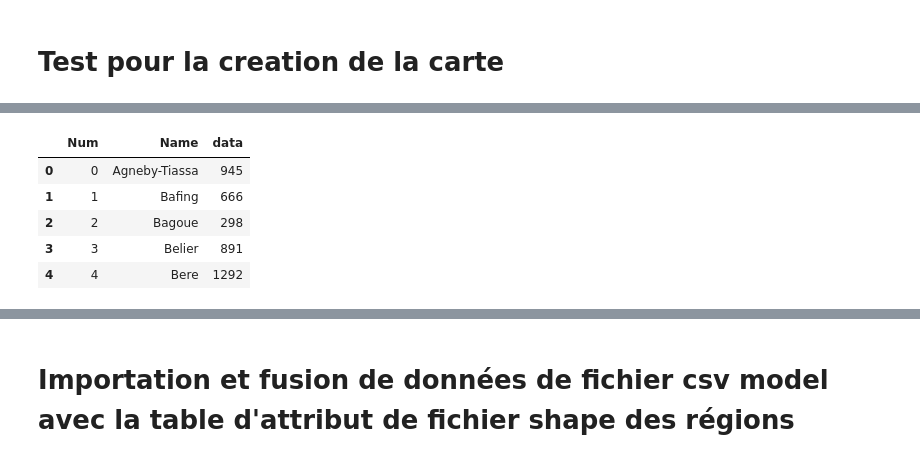
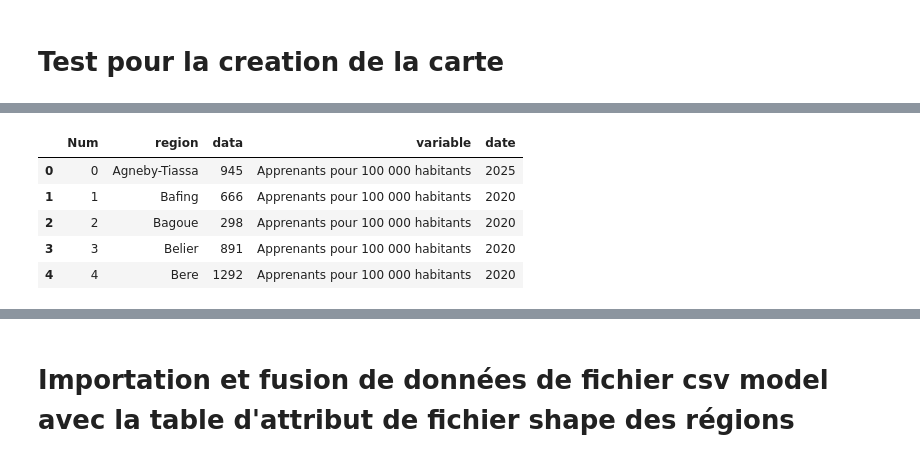
Before and after one commit to Mr-KAM/carte-dynamique, a Jupyter notebook: backend/map with streamlit/analyse de la visualisation python.ipynb, the cells around one changed output, grey strips where cells are left out. Saved outputs shown, nothing was run; the diff lists cells and outputs as text; code cells hidden in the pictures.

```diff
--- a/backend/map with streamlit/analyse de la visualisation python.ipynb
+++ b/backend/map with streamlit/analyse de la visualisation python.ipynb
@@ -19,15 +22,15 @@ Error:
 # %%
 # Read the csv file with random data set
-data_path = "/Users/macbookair/Desktop/CartographieMETFPA/carte-dynamique/data/csv/data_model.csv"
+data_path = "/Users/macbookair/Desktop/CartographieMETFPA/carte-dynamique/backend/map with streamlit/data/csv/data_model.csv"
 df = pd.read_csv(data_path)
 df.head()
 # %% [output]
-|  | Num | Name | data |
-| 0 | 0 | Agneby-Tiassa | 945 |
-| 1 | 1 | Bafing | 666 |
-| 2 | 2 | Bagoue | 298 |
-| 3 | 3 | Belier | 891 |
-| 4 | 4 | Bere | 1292 |
+|  | Num | region | data | variable | date |
+| 0 | 0 | Agneby-Tiassa | 945 | Apprenants pour 100 000 habitants | 2025 |
+| 1 | 1 | Bafing | 666 | Apprenants pour 100 000 habitants | 2020 |
+| 2 | 2 | Bagoue | 298 | Apprenants pour 100 000 habitants | 2020 |
+| 3 | 3 | Belier | 891 | Apprenants pour 100 000 habitants | 2020 |
+| 4 | 4 | Bere | 1292 | Apprenants pour 100 000 habitants | 2020 |
 # %%
 
 # Function for a simple plotting
```
Also changed, not shown: parts of 7 cells of this notebook, 13 other files.
